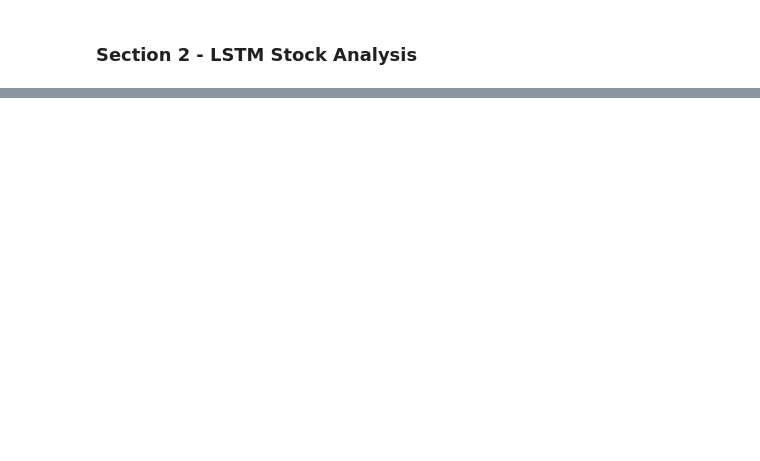
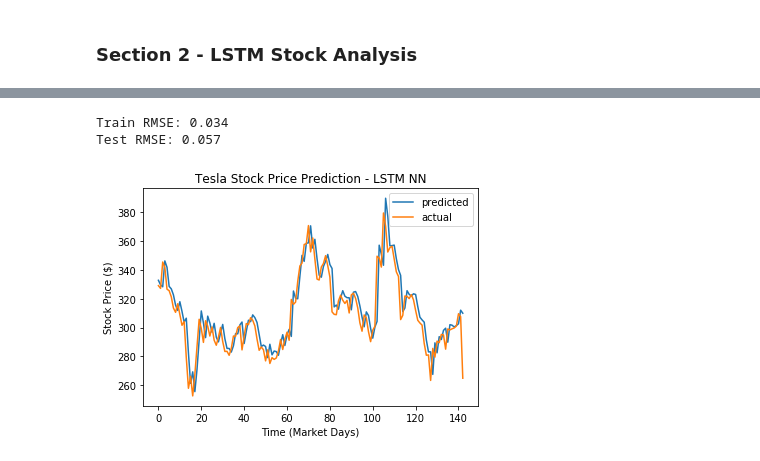
Before and after one commit to kapatel123/TwitterAPI-SentimentAnalysis, a Jupyter notebook: LSTMTwitterAPI.ipynb, the cells around one changed output, grey strips where cells are left out. Drawn from its saved outputs; the diff is of its cells as text; code cells hidden in the pictures; blank space fills up the shorter version.

```diff
--- a/LSTMTwitterAPI.ipynb
+++ b/LSTMTwitterAPI.ipynb
@@ -212,0 +328,45 @@ train, test = s1[0:train_size], s1[train_size:len(s1)]
+# %%
+# Predict on Train and Test #
+trainPredict = model_stateful.predict(trainX, batch_size = batch_size)
+rmse_train = sqrt(mean_squared_error(trainPredict, trainY))
+print('Train RMSE: %.3f' % rmse_train)
+
+testPredict = model_stateful.predict(testX, batch_size = batch_size)
+rmse_test = sqrt(mean_squared_error(testPredict, testY))
+print('Test RMSE: %.3f' % rmse_test)
+# %% [output]
+Train RMSE: 0.034
+Test RMSE: 0.057
+# %%
+# Reshape Data Train/Test #
+trainX2 = trainX.reshape((trainX.shape[0], trainX.shape[2]))
+inv_trainY = np.concatenate((trainPredict, trainX2[:,1:]), axis = 1)
+inv_trainY = scaler.inverse_transform(inv_trainY)
+inv_trainY = inv_trainY[:,0]
+
+#Predicted
+testX2 = testX.reshape((testX.shape[0], testX.shape[2]))
+
+inv_testY = np.concatenate((testPredict, testX2[:,1:]), axis = 1)
+inv_testY = scaler.inverse_transform(inv_testY)
+inv_testY = inv_testY[:,0]
+
+#Actual TestY
+actualY = testY.reshape((len(testY), 1))
+
+actual_testY = np.concatenate((actualY, testX2[:,1:]), axis = 1)
+actual_testY = scaler.inverse_transform(actual_testY)
+actual_testY = actual_testY[:,0]
+# %%
+df3 = s1[['Close', 'sentiment']]
+
+## Loss Plots ##
+pyplot.plot(inv_testY, label = 'predicted')
+pyplot.plot(actual_testY, label = 'actual')
+pyplot.legend()
+pyplot.ylabel('Stock Price ($)')
+pyplot.xlabel('Time (Market Days)')
+pyplot.title('Tesla Stock Price Prediction - LSTM NN')
+pyplot.show()
+# %% [output]
+[figure, added]
```
Also changed, not shown: parts of 20 cells of this notebook, 1 other file.
